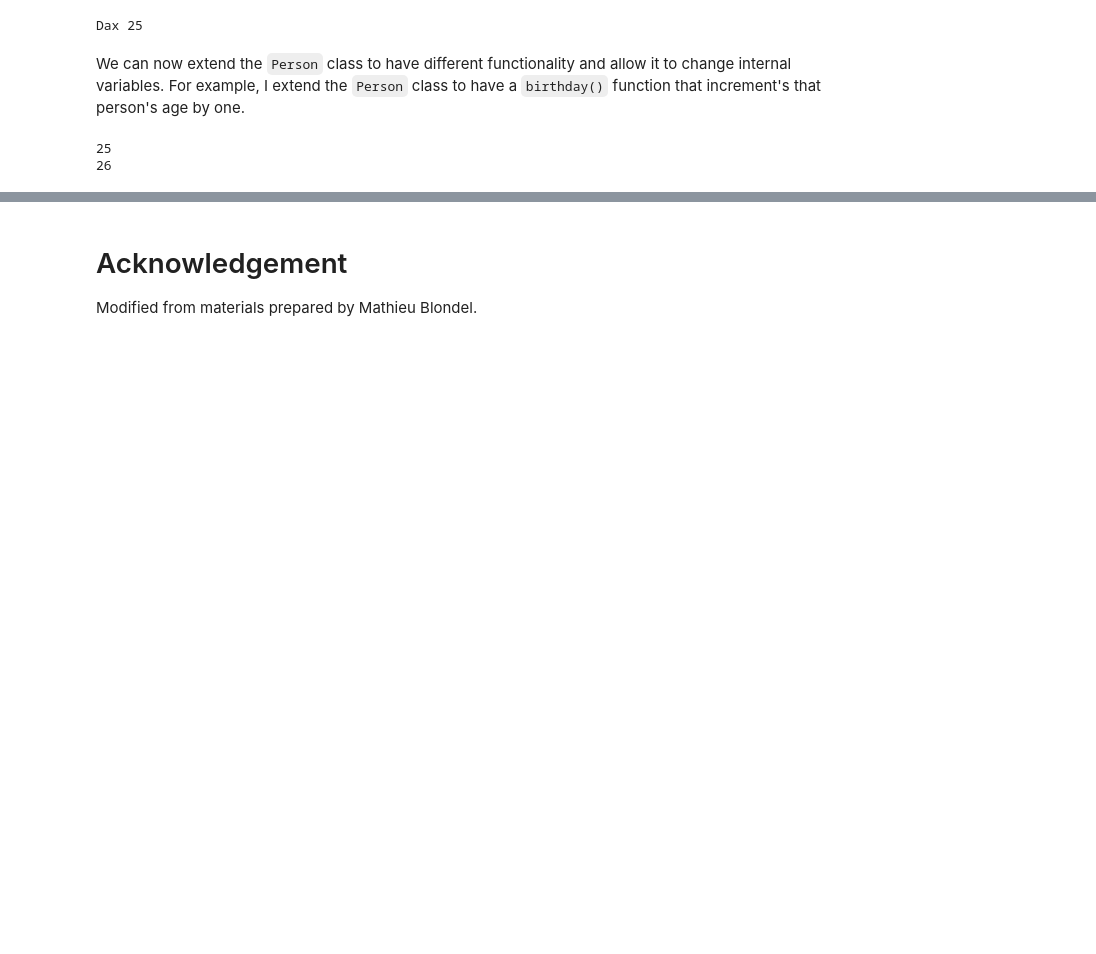
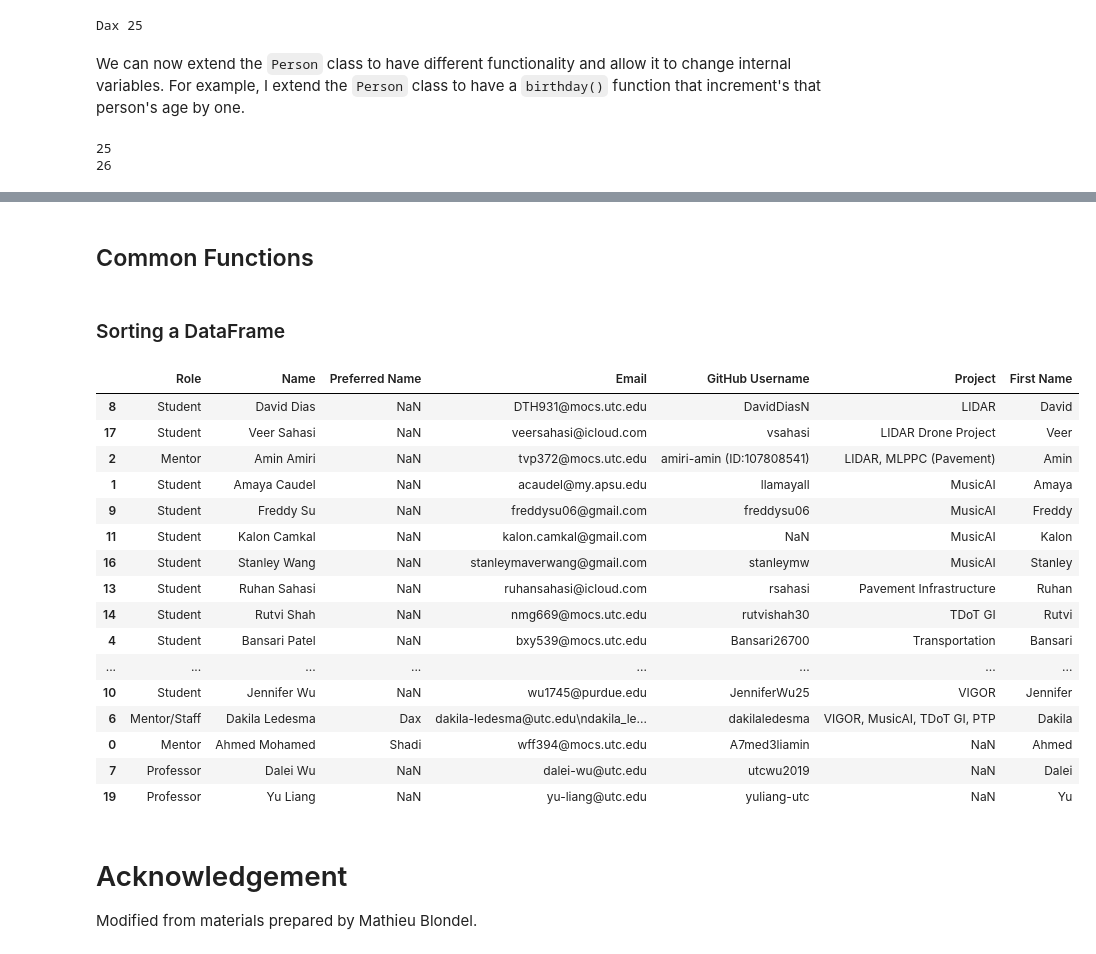
Before and after one commit to networked-intelligence-lab/materials, a Jupyter notebook: training/python/python-basics.ipynb, the cells around one changed output, grey strips where cells are left out. Drawn from its saved outputs; the diff is of its cells as text; code cells hidden in the pictures; blank space fills up the shorter version.

```diff
--- a/training/python/python-basics.ipynb
+++ b/training/python/python-basics.ipynb
@@ -262,3 +488,28 @@ print(mentor.age)
+# %% [markdown]
+## Common Functions
+# %% [markdown]
+### Sorting a DataFrame
+# %%
+summer_proj_df = summer_df.sort_values(["Project", "Name"])
+display(summer_proj_df)
+# %% [output]
+|  | Role | Name | Preferred Name | Email | GitHub Username | Project | First Name |
+| 8 | Student | David Dias | NaN | DTH931@mocs.utc.edu | DavidDiasN | LIDAR | David |
+| 17 | Student | Veer Sahasi | NaN | veersahasi@icloud.com | vsahasi | LIDAR Drone Project | Veer |
+| 2 | Mentor | Amin Amiri | NaN | tvp372@mocs.utc.edu | amiri-amin (ID:107808541) | LIDAR, MLPPC (Pavement) | Amin |
+| 1 | Student | Amaya Caudel | NaN | acaudel@my.apsu.edu | llamayall | MusicAI | Amaya |
+| 9 | Student | Freddy Su | NaN | freddysu06@gmail.com | freddysu06 | MusicAI | Freddy |
+| 11 | Student | Kalon Camkal | NaN | kalon.camkal@gmail.com | NaN | MusicAI | Kalon |
+| 16 | Student | Stanley Wang | NaN | stanleymaverwang@gmail.com | stanleymw | MusicAI | Stanley |
+| 13 | Student | Ruhan Sahasi | NaN | ruhansahasi@icloud.com | rsahasi | Pavement Infrastructure | Ruhan |
+| 14 | Student | Rutvi Shah | NaN | nmg669@mocs.utc.edu | rutvishah30 | TDoT GI | Rutvi |
+| 4 | Student | Bansari Patel | NaN | bxy539@mocs.utc.edu | Bansari26700 | Transportation | Bansari |
+| ... | ... | ... | ... | ... | ... | ... | ... |
+| 10 | Student | Jennifer Wu | NaN | wu1745@purdue.edu | JenniferWu25 | VIGOR | Jennifer |
+| 6 | Mentor/Staff | Dakila Ledesma | Dax | dakila-ledesma@utc.edu\ndakila_le... | dakilaledesma | VIGOR, MusicAI, TDoT GI, PTP | Dakila |
+| 0 | Mentor | Ahmed Mohamed | Shadi | wff394@mocs.utc.edu | A7med3liamin | NaN | Ahmed |
+| 7 | Professor | Dalei Wu | NaN | dalei-wu@utc.edu | utcwu2019 | NaN | Dalei |
+| 19 | Professor | Yu Liang | NaN | yu-liang@utc.edu | yuliang-utc | NaN | Yu |
 # %% [markdown]
 # Acknowledgement
 Modified from materials prepared by Mathieu Blondel.
```
Also changed, not shown: parts of 32 cells of this notebook.
